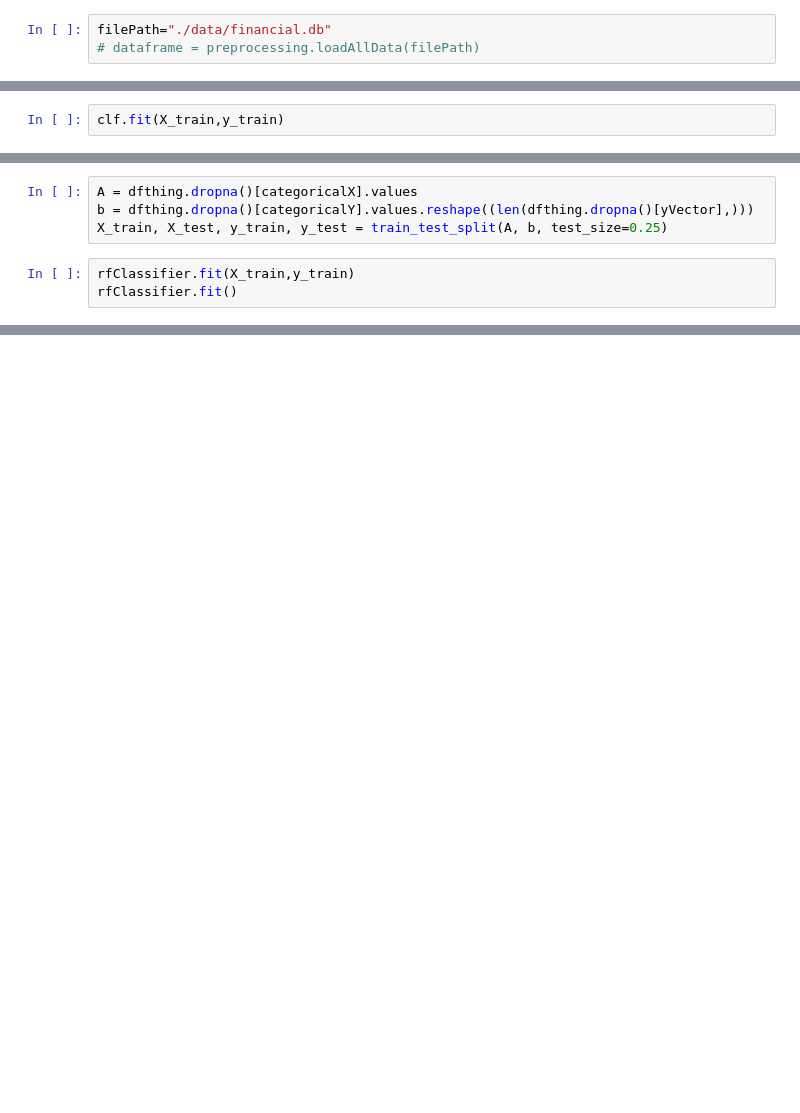
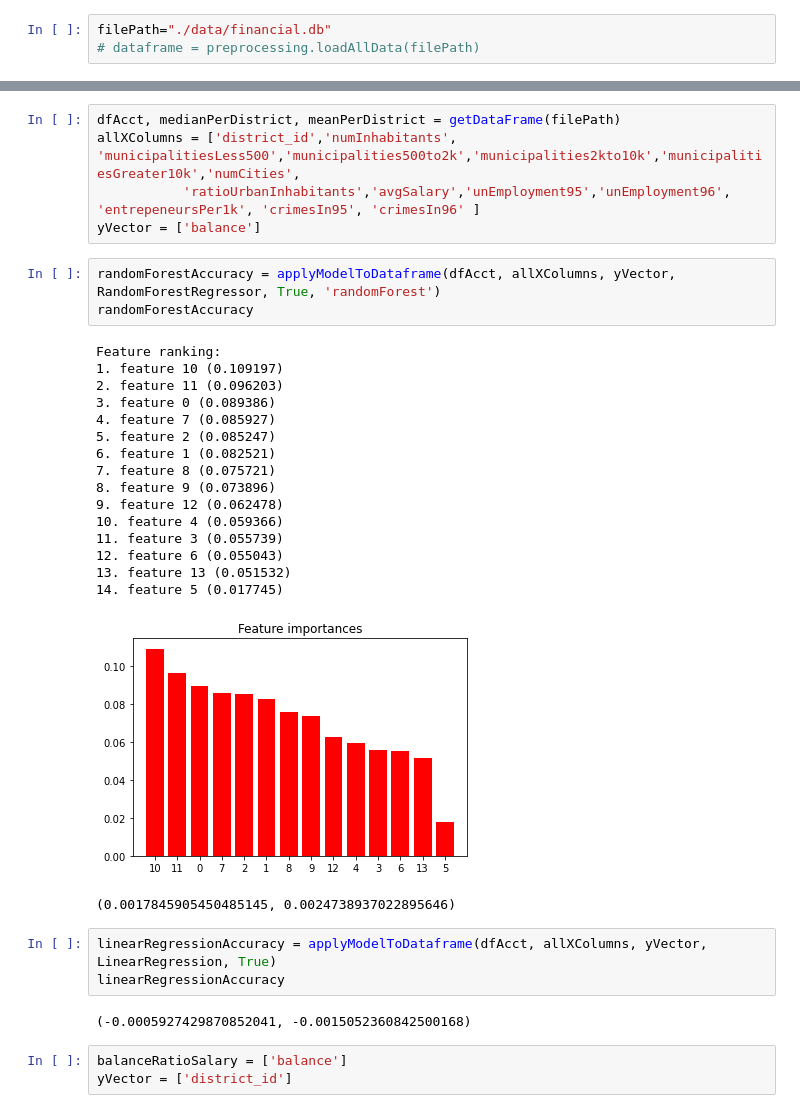
Before and after one commit to LaneMatthewJ/teamAllBlacks_czechBanking, a Jupyter notebook: RegressionAttempt.ipynb, the cells around one changed output, grey strips where cells are left out. Drawn from its saved outputs; the diff is of its cells as text; blank space fills up the shorter version.

```diff
--- a/RegressionAttempt.ipynb
+++ b/RegressionAttempt.ipynb
@@ -353,2 +19,0 @@ b = dfthing.dropna()[yVector].values.reshape((len(dfthing.dropna()[yVector],)))
-# %%
-clf.fit(X_train,y_train)
@@ -366,7 +19,0 @@ rfClassifier = RandomForestClassifier()
-# %%
-A = dfthing.dropna()[categoricalX].values
-b = dfthing.dropna()[categoricalY].values.reshape((len(dfthing.dropna()[yVector],)))
-X_train, X_test, y_train, y_test = train_test_split(A, b, test_size=0.25)
-# %%
-rfClassifier.fit(X_train,y_train)
-rfClassifier.fit()
@@ -376,0 +172,34 @@ import sklean.
+# %%
+dfAcct, medianPerDistrict, meanPerDistrict = getDataFrame(filePath)
+allXColumns = ['district_id','numInhabitants', 'municipalitiesLess500','municipalities500to2k','municipalities2kto10k','municipalitiesGreater10k','numCities',
+           'ratioUrbanInhabitants','avgSalary','unEmployment95','unEmployment96', 'entrepeneursPer1k', 'crimesIn95', 'crimesIn96' ]
+yVector = ['balance']
+# %%
+randomForestAccuracy = applyModelToDataframe(dfAcct, allXColumns, yVector, RandomForestRegressor, True, 'randomForest')
+randomForestAccuracy
+# %% [output]
+Feature ranking:
+1. feature 10 (0.109197)
+2. feature 11 (0.096203)
+3. feature 0 (0.089386)
+4. feature 7 (0.085927)
+5. feature 2 (0.085247)
+6. feature 1 (0.082521)
+7. feature 8 (0.075721)
+8. feature 9 (0.073896)
+9. feature 12 (0.062478)
+10. feature 4 (0.059366)
+11. feature 3 (0.055739)
+12. feature 6 (0.055043)
+13. feature 13 (0.051532)
+14. feature 5 (0.017745)
+[figure, added]
+(0.0017845905450485145, 0.0024738937022895646)
+# %%
+linearRegressionAccuracy = applyModelToDataframe(dfAcct, allXColumns, yVector, LinearRegression, True)
+linearRegressionAccuracy
+# %% [output]
+(-0.0005927429870852041, -0.0015052360842500168)
+# %%
+balanceRatioSalary = ['balance']
+yVector = ['district_id']
```
Also changed, not shown: parts of 47 cells of this notebook.
